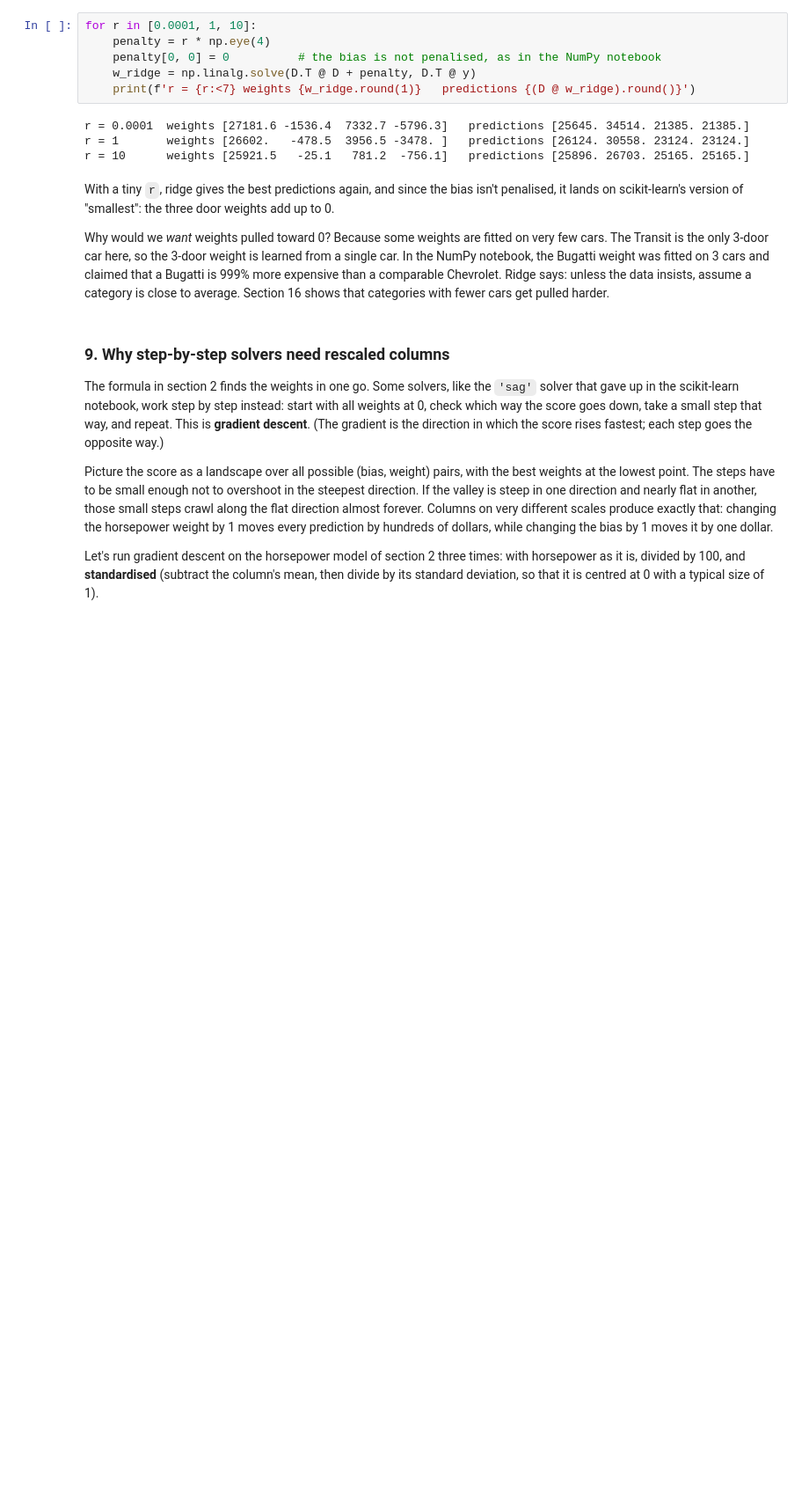
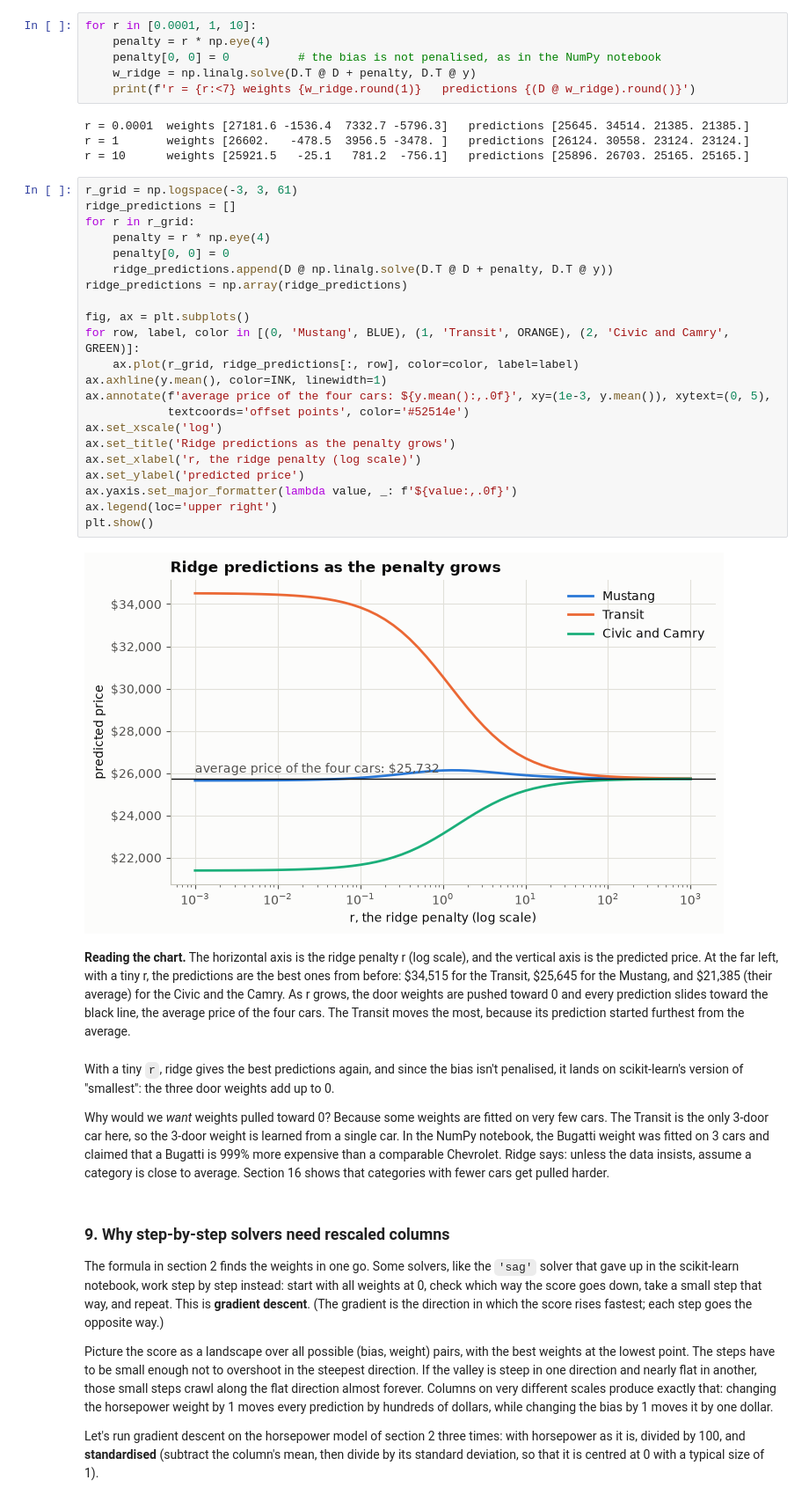
Before and after one commit to s110m/car-price-prediction, a Jupyter notebook: car-price-prediction-math.ipynb, the cells around one changed output. Shown at 88% size. Drawn from its saved outputs; the diff is of its cells as text; blank space fills up the shorter version.

```diff
--- a/car-price-prediction-math.ipynb
+++ b/car-price-prediction-math.ipynb
@@ -337,6 +440,32 @@ for r in [0.0001, 1, 10]:
 r = 0.0001  weights [27181.6 -1536.4  7332.7 -5796.3]   predictions [25645. 34514. 21385. 21385.]
 r = 1       weights [26602.   -478.5  3956.5 -3478. ]   predictions [26124. 30558. 23124. 23124.]
 r = 10      weights [25921.5   -25.1   781.2  -756.1]   predictions [25896. 26703. 25165. 25165.]
+# %%
+r_grid = np.logspace(-3, 3, 61)
+ridge_predictions = []
+for r in r_grid:
+    penalty = r * np.eye(4)
+    penalty[0, 0] = 0
+    ridge_predictions.append(D @ np.linalg.solve(D.T @ D + penalty, D.T @ y))
+ridge_predictions = np.array(ridge_predictions)
+
+fig, ax = plt.subplots()
+for row, label, color in [(0, 'Mustang', BLUE), (1, 'Transit', ORANGE), (2, 'Civic and Camry', GREEN)]:
+    ax.plot(r_grid, ridge_predictions[:, row], color=color, label=label)
+ax.axhline(y.mean(), color=INK, linewidth=1)
+ax.annotate(f'average price of the four cars: ${y.mean():,.0f}', xy=(1e-3, y.mean()), xytext=(0, 5),
+            textcoords='offset points', color='#52514e')
+ax.set_xscale('log')
+ax.set_title('Ridge predictions as the penalty grows')
+ax.set_xlabel('r, the ridge penalty (log scale)')
+ax.set_ylabel('predicted price')
+ax.yaxis.set_major_formatter(lambda value, _: f'${value:,.0f}')
+ax.legend(loc='upper right')
+plt.show()
+# %% [output]
+[figure, added]
+# %% [markdown]
+**Reading the chart.** The horizontal axis is the ridge penalty r (log scale), and the vertical axis is the predicted price. At the far left, with a tiny r, the predictions are the best ones from before: \$34,515 for the Transit, \$25,645 for the Mustang, and \$21,385 (their average) for the Civic and the Camry. As r grows, the door weights are pushed toward 0 and every prediction slides toward the black line, the average price of the four cars. The Transit moves the most, because its prediction started furthest from the average.
 # %% [markdown]
 With a tiny `r`, ridge gives the best predictions again, and since the bias isn't penalised, it lands on scikit-learn's version of "smallest": the three door weights add up to 0.
 
```
Also changed, not shown: parts of 19 cells of this notebook, 3 other files.
